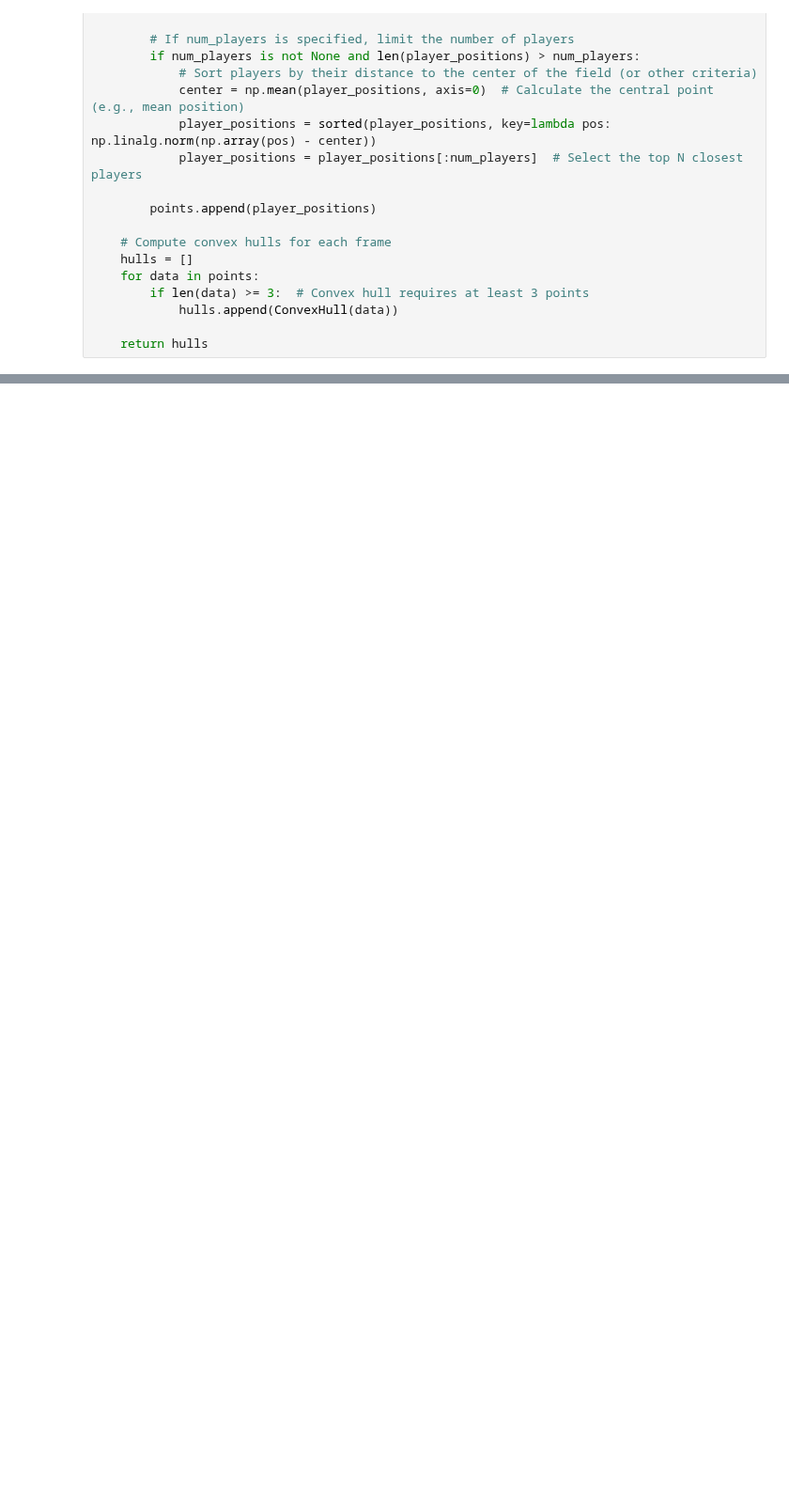
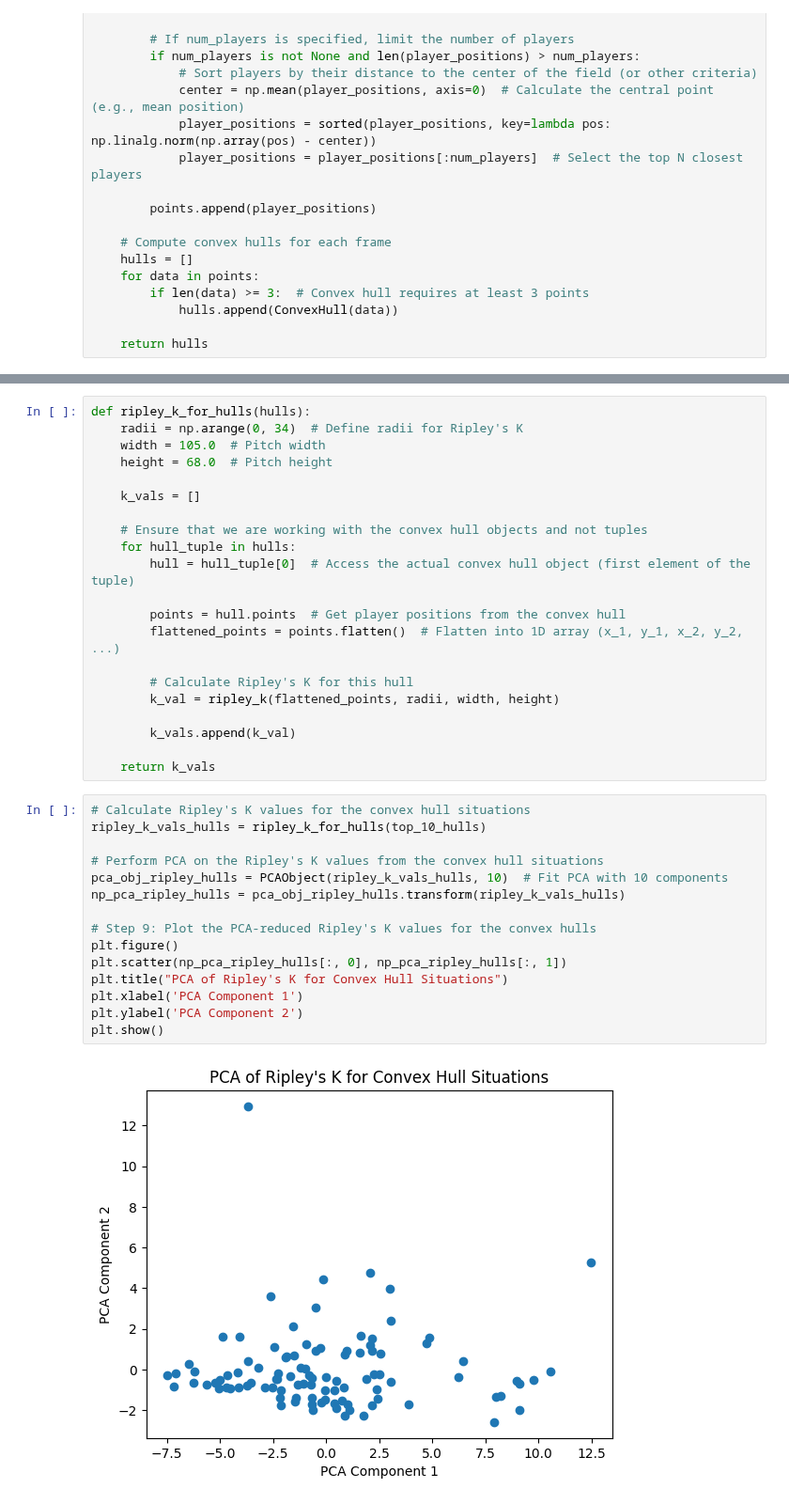
Before and after one commit to Juenj/Thesis_V1, a Jupyter notebook: convex_hull_tests.ipynb, the cells around one changed output, grey strips where cells are left out. Shown at 94% size. Saved outputs shown, nothing was run; the diff lists cells and outputs as text; blank space fills up the shorter version.

```diff
--- a/convex_hull_tests.ipynb
+++ b/convex_hull_tests.ipynb
@@ -158,0 +159,38 @@ plt.show()
+# %%
+def ripley_k_for_hulls(hulls):
+    radii = np.arange(0, 34)  # Define radii for Ripley's K
+    width = 105.0  # Pitch width
+    height = 68.0  # Pitch height
+
+    k_vals = []
+
+    # Ensure that we are working with the convex hull objects and not tuples
+    for hull_tuple in hulls:
+        hull = hull_tuple[0]  # Access the actual convex hull object (first element of the tuple)
+
+        points = hull.points  # Get player positions from the convex hull
+        flattened_points = points.flatten()  # Flatten into 1D array (x_1, y_1, x_2, y_2, ...)
+
+        # Calculate Ripley's K for this hull
+        k_val = ripley_k(flattened_points, radii, width, height)
+
+        k_vals.append(k_val)
+
+    return k_vals
+# %%
+# Calculate Ripley's K values for the convex hull situations
+ripley_k_vals_hulls = ripley_k_for_hulls(top_10_hulls)
+
+# Perform PCA on the Ripley's K values from the convex hull situations
+pca_obj_ripley_hulls = PCAObject(ripley_k_vals_hulls, 10)  # Fit PCA with 10 components
+np_pca_ripley_hulls = pca_obj_ripley_hulls.transform(ripley_k_vals_hulls)
+
+# Step 9: Plot the PCA-reduced Ripley's K values for the convex hulls
+plt.figure()
+plt.scatter(np_pca_ripley_hulls[:, 0], np_pca_ripley_hulls[:, 1])
+plt.title("PCA of Ripley's K for Convex Hull Situations")
+plt.xlabel('PCA Component 1')
+plt.ylabel('PCA Component 2')
+plt.show()
+# %% [output]
+[figure, added]
```
Also changed, not shown: parts of 6 cells of this notebook.
